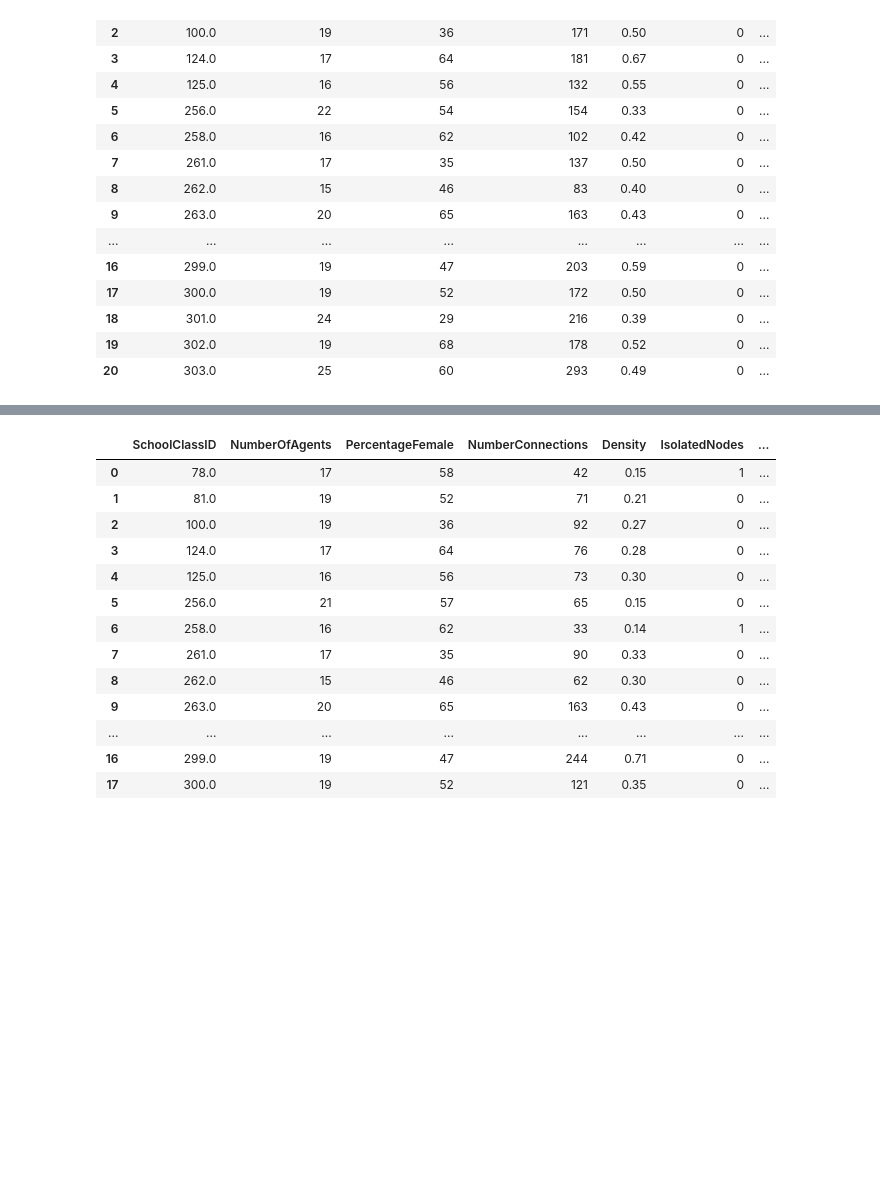
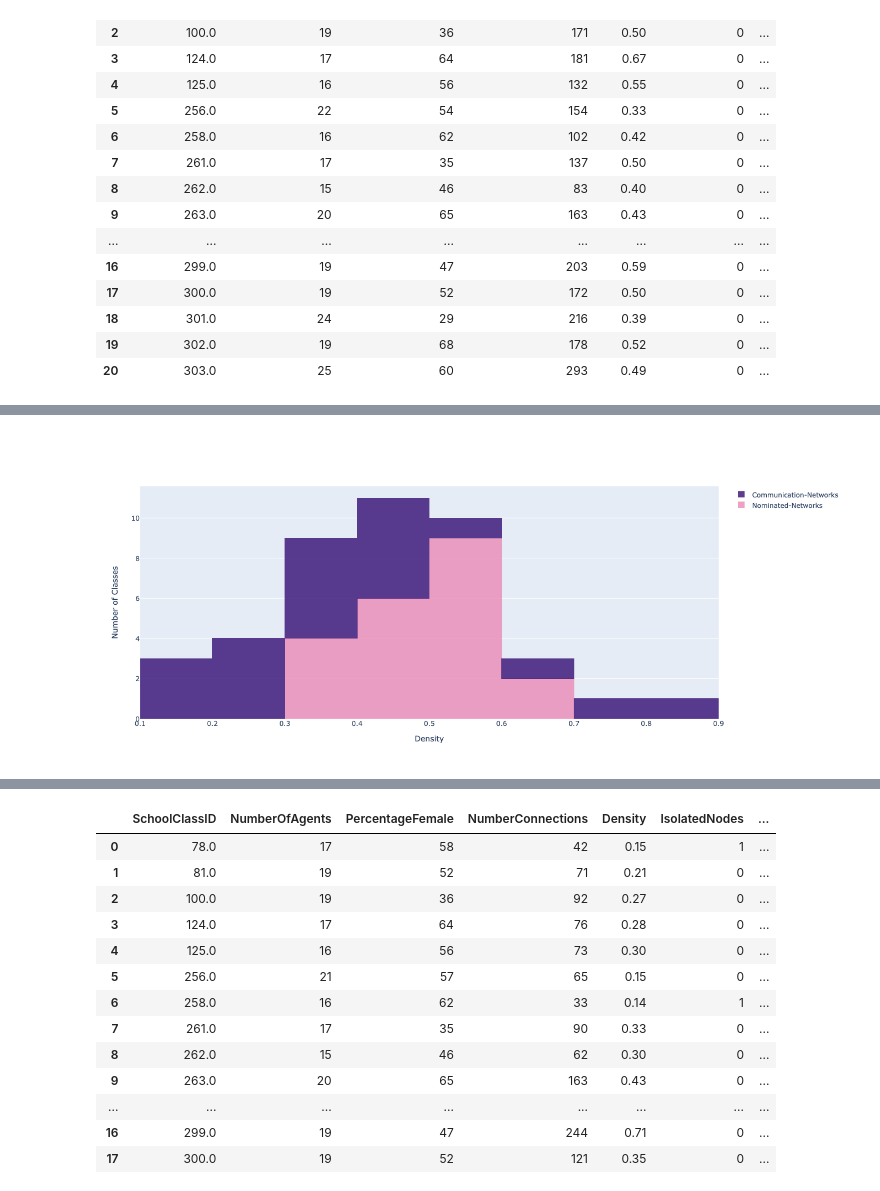
Before and after one commit to MovezNetwork/ABM-PA, a Jupyter notebook: notebooks/NewSrc.ipynb, the cells around one changed output, grey strips where cells are left out. Saved outputs shown, nothing was run; the diff lists cells and outputs as text; code cells hidden in the pictures; blank space fills up the shorter version.

```diff
--- a/notebooks/NewSrc.ipynb
+++ b/notebooks/NewSrc.ipynb
@@ -152,2 +161,2 @@ simulation.plot_interventions_averaged(results_avg_comm)
 # %%
-pop_details_peer, agents_details_peer = simulation.PeerNominatedDataPopulation.population_network_summary(simulation.PeerNominatedDataPopulation.graph)
+pop_details_nomm, agents_details_nomm = simulation.PeerNominatedDataPopulation.population_network_summary(simulation.PeerNominatedDataPopulation.graph)
@@ -191,0 +256,32 @@ pop_details_comm, agents_details_comm = simulation.CommunicationDataPopulation.p
+# %%
+import plotly.graph_objects as go
+
+import numpy as np
+
+x0 = pop_details_nomm['Density']
+# Add 1 to shift the mean of the Gaussian distribution
+x1 = pop_details_comm['Density']
+
+fig = go.Figure()
+fig.add_trace(go.Histogram(x=x0,
+    name='Nominated-Networks', # name used in legend and hover labels
+    xbins=dict( # bins used for histogram
+        size=0.1
+    ),
+    marker_color='#EB89B5',
+    opacity=0.75))
+fig.add_trace(go.Histogram(x=x1,
+    name='Communication-Networks',
+    xbins=dict(
+        size=0.1
+    ),
+    marker_color='#330C73',
+    opacity=0.75))
+
+# Overlay both histograms
+fig.update_layout(xaxis_title="Density", yaxis_title="Number of Classes",width=800, height=600,barmode='stack')
+# Reduce opacity to see both histograms
+fig.update_traces(opacity=0.8)
+fig.show()
+# %% [output]
+[figure, added]
```
Also changed, not shown: parts of 40 cells of this notebook, 2 other files.
